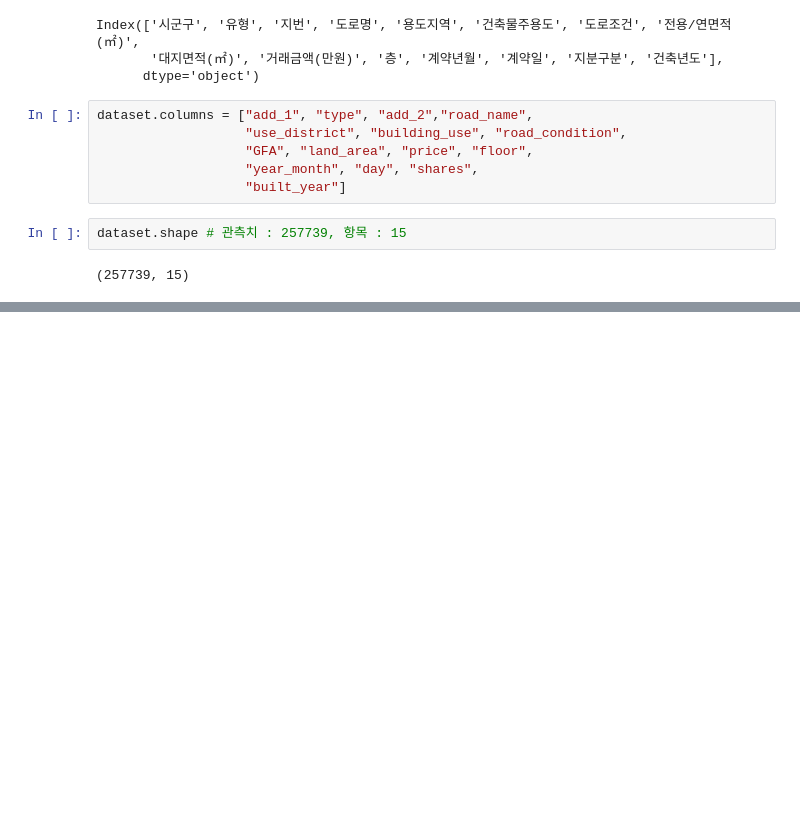
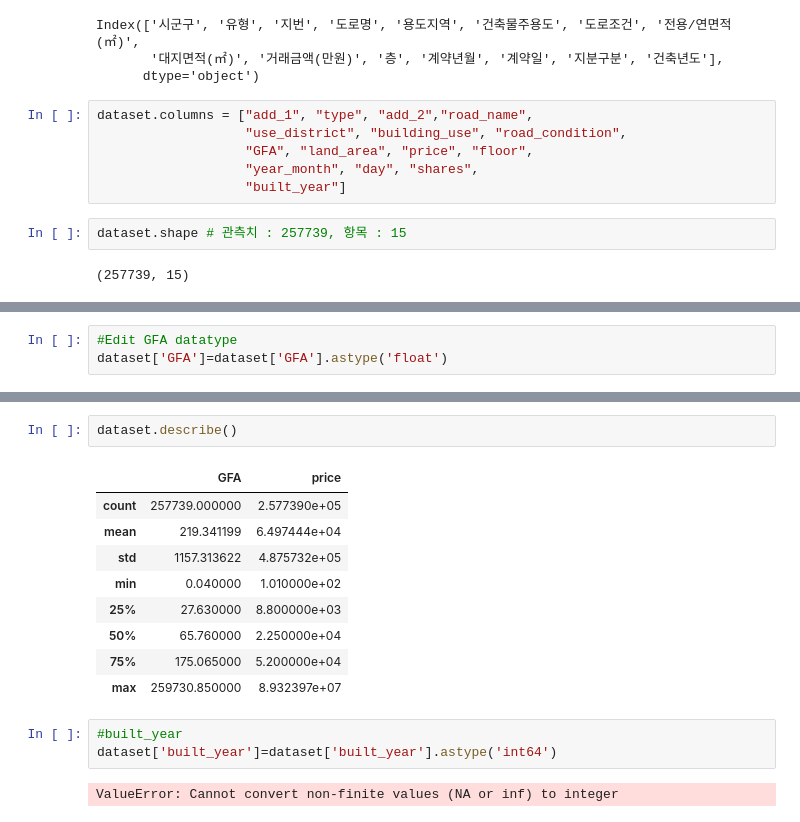
Before and after one commit to Choah/Public_data_EDA, a Jupyter notebook: 05_EDA_COMMERCE.ipynb, the cells around one changed output, grey strips where cells are left out. Saved outputs shown, nothing was run; the diff lists cells and outputs as text; blank space fills up the shorter version.

```diff
--- a/05_EDA_COMMERCE.ipynb
+++ b/05_EDA_COMMERCE.ipynb
@@ -77,0 +120,3 @@ dataset.tail()
+# %%
+#Edit GFA datatype
+dataset['GFA']=dataset['GFA'].astype('float')
@@ -77,0 +181,17 @@ dataset.tail()
+# %%
+dataset.describe()
+# %% [output]
+|  | GFA | price |
+| count | 257739.000000 | 2.577390e+05 |
+| mean | 219.341199 | 6.497444e+04 |
+| std | 1157.313622 | 4.875732e+05 |
+| min | 0.040000 | 1.010000e+02 |
+| 25% | 27.630000 | 8.800000e+03 |
+| 50% | 65.760000 | 2.250000e+04 |
+| 75% | 175.065000 | 5.200000e+04 |
+| max | 259730.850000 | 8.932397e+07 |
+# %%
+#built_year
+dataset['built_year']=dataset['built_year'].astype('int64')
+# %% [output]
+ValueError: Cannot convert non-finite values (NA or inf) to integer
```
Also changed, not shown: parts of 12 cells of this notebook.
